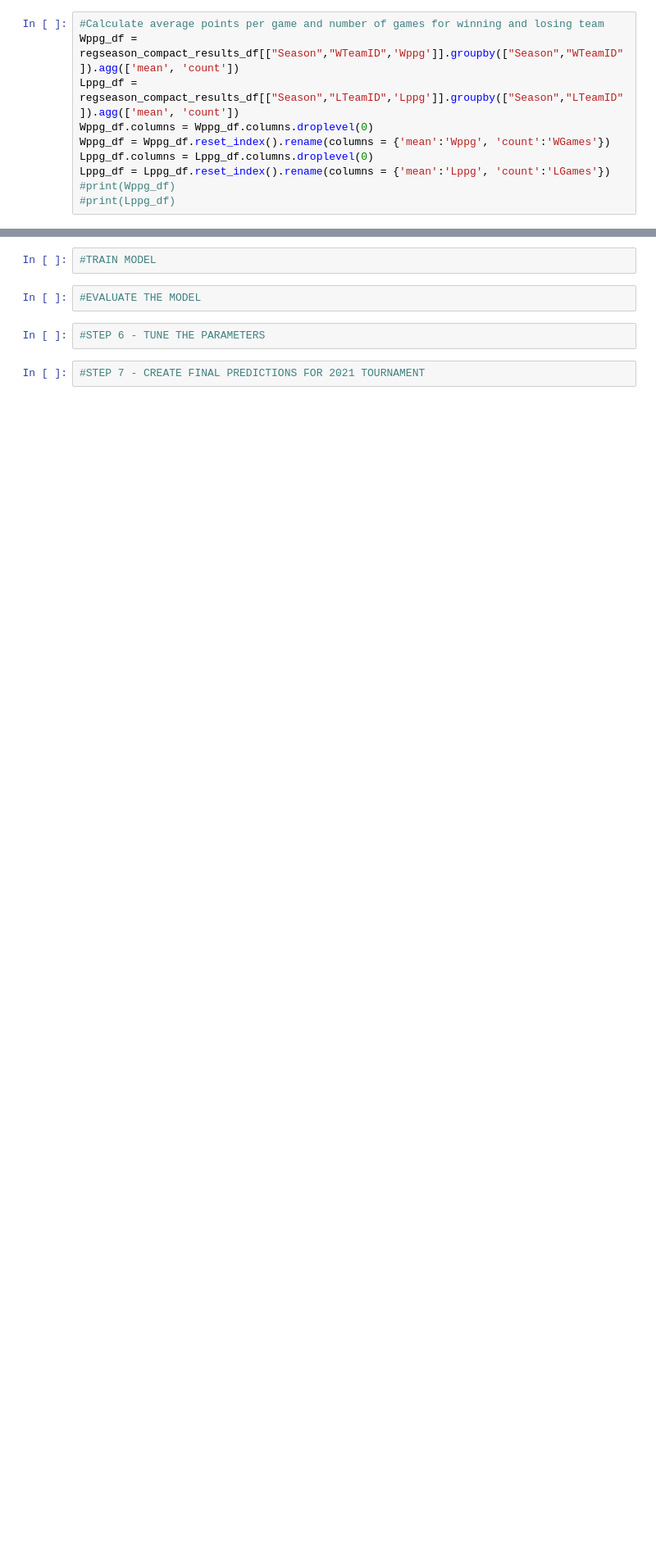
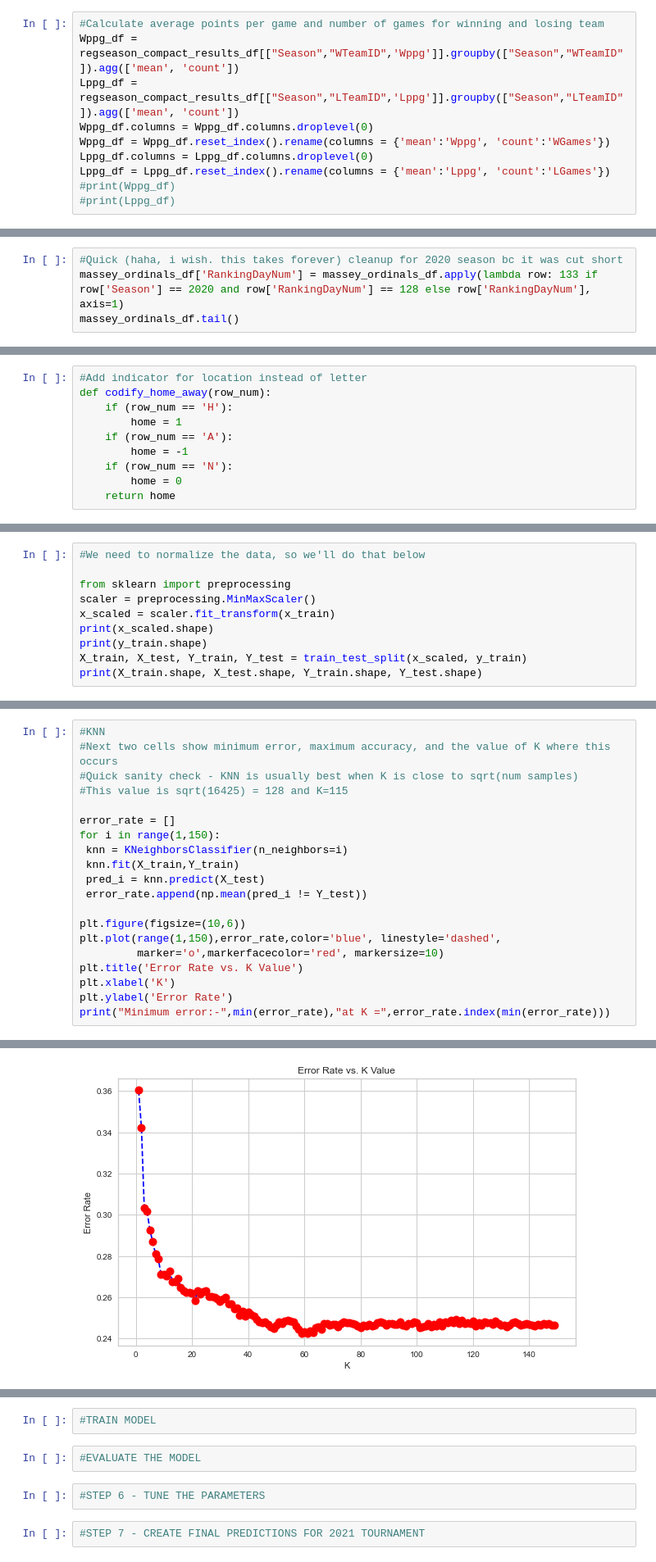
Before and after one commit to JoshChapnick/ioe491-final-project, a Jupyter notebook: IOE491_ProjectCode.ipynb, the cells around one changed output, grey strips where cells are left out. Shown at 82% size. Cells and saved outputs as stored; diff of their text form; blank space fills up the shorter version.

```diff
--- a/IOE491_ProjectCode.ipynb
+++ b/IOE491_ProjectCode.ipynb
@@ -275,0 +288,4 @@ seasonAvgStats_df = stats_df.groupby(by = ['Season', 'TeamID']).agg('mean').rese
+# %%
+#Quick (haha, i wish. this takes forever) cleanup for 2020 season bc it was cut short
+massey_ordinals_df['RankingDayNum'] = massey_ordinals_df.apply(lambda row: 133 if row['Season'] == 2020 and row['RankingDayNum'] == 128 else row['RankingDayNum'], axis=1)
+massey_ordinals_df.tail()
@@ -319,0 +416,10 @@ MeanRank
+# %%
+#Add indicator for location instead of letter
+def codify_home_away(row_num):
+    if (row_num == 'H'):
+        home = 1
+    if (row_num == 'A'):
+        home = -1
+    if (row_num == 'N'):
+        home = 0
+    return home
@@ -319,0 +494,10 @@ MeanRank
+# %%
+#We need to normalize the data, so we'll do that below
+
+from sklearn import preprocessing
+scaler = preprocessing.MinMaxScaler()
+x_scaled = scaler.fit_transform(x_train)
+print(x_scaled.shape)
+print(y_train.shape)
+X_train, X_test, Y_train, Y_test = train_test_split(x_scaled, y_train)
+print(X_train.shape, X_test.shape, Y_train.shape, Y_test.shape)
@@ -319,0 +669,21 @@ MeanRank
+# %%
+#KNN
+#Next two cells show minimum error, maximum accuracy, and the value of K where this occurs
+#Quick sanity check - KNN is usually best when K is close to sqrt(num samples)
+#This value is sqrt(16425) = 128 and K=115
+
+error_rate = []
+for i in range(1,150):
+ knn = KNeighborsClassifier(n_neighbors=i)
+ knn.fit(X_train,Y_train)
+ pred_i = knn.predict(X_test)
+ error_rate.append(np.mean(pred_i != Y_test))
+
+plt.figure(figsize=(10,6))
+plt.plot(range(1,150),error_rate,color='blue', linestyle='dashed',
+         marker='o',markerfacecolor='red', markersize=10)
+plt.title('Error Rate vs. K Value')
+plt.xlabel('K')
+plt.ylabel('Error Rate')
+print("Minimum error:-",min(error_rate),"at K =",error_rate.index(min(error_rate)))
+# %% [output]
@@ -319,0 +691 @@ MeanRank
+[figure, added]
```
Also changed, not shown: parts of 24 cells of this notebook.
